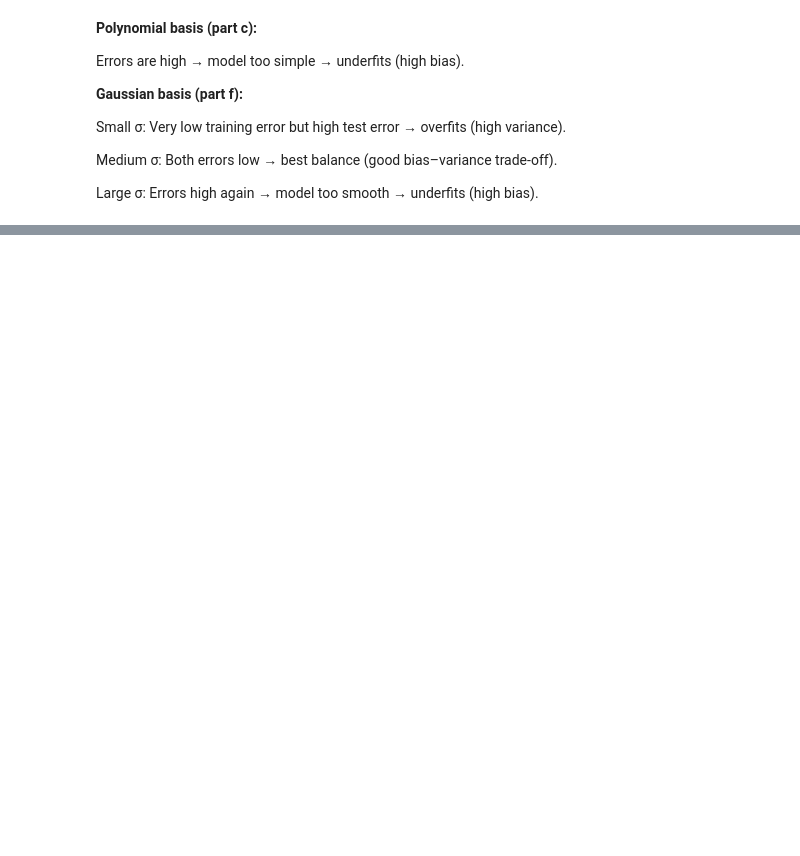
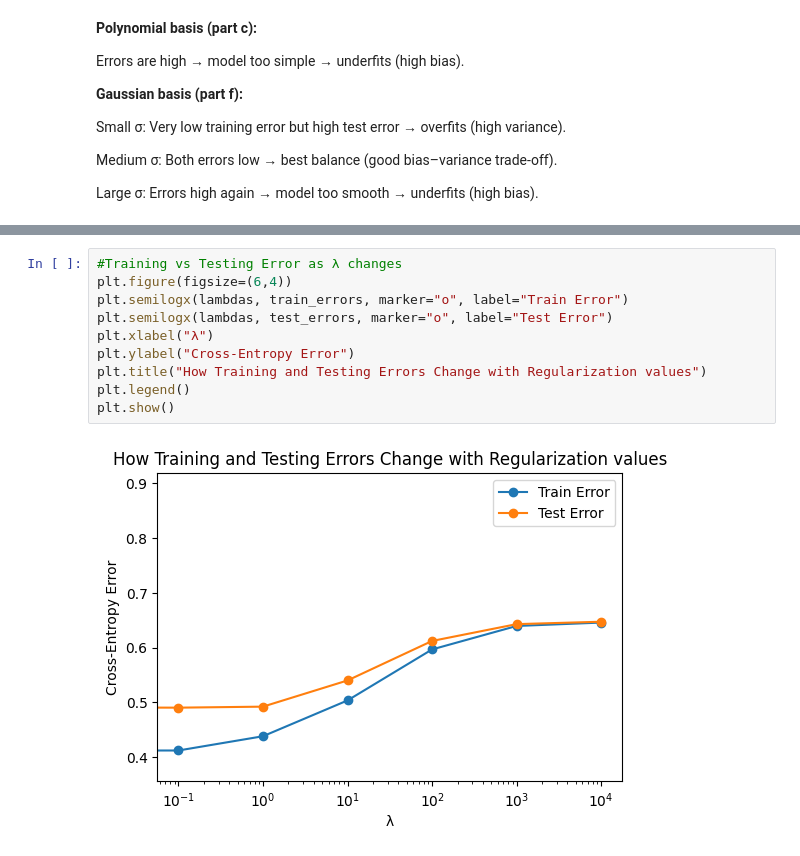
Before and after one commit to Madathanapalleleena/ML_LAB_152, a Jupyter notebook: ML_A1.ipynb, the cells around one changed output, grey strips where cells are left out. Cells and saved outputs as stored; diff of their text form; blank space fills up the shorter version.

```diff
--- a/ML_A1.ipynb
+++ b/ML_A1.ipynb
@@ -405,0 +519,12 @@ Large σ: Errors high again → model too smooth → underfits (high bias).
+# %%
+#Training vs Testing Error as λ changes
+plt.figure(figsize=(6,4))
+plt.semilogx(lambdas, train_errors, marker="o", label="Train Error")
+plt.semilogx(lambdas, test_errors, marker="o", label="Test Error")
+plt.xlabel("λ")
+plt.ylabel("Cross-Entropy Error")
+plt.title("How Training and Testing Errors Change with Regularization values")
+plt.legend()
+plt.show()
+# %% [output]
+[figure, added]
```
Also changed, not shown: parts of 24 cells of this notebook.
